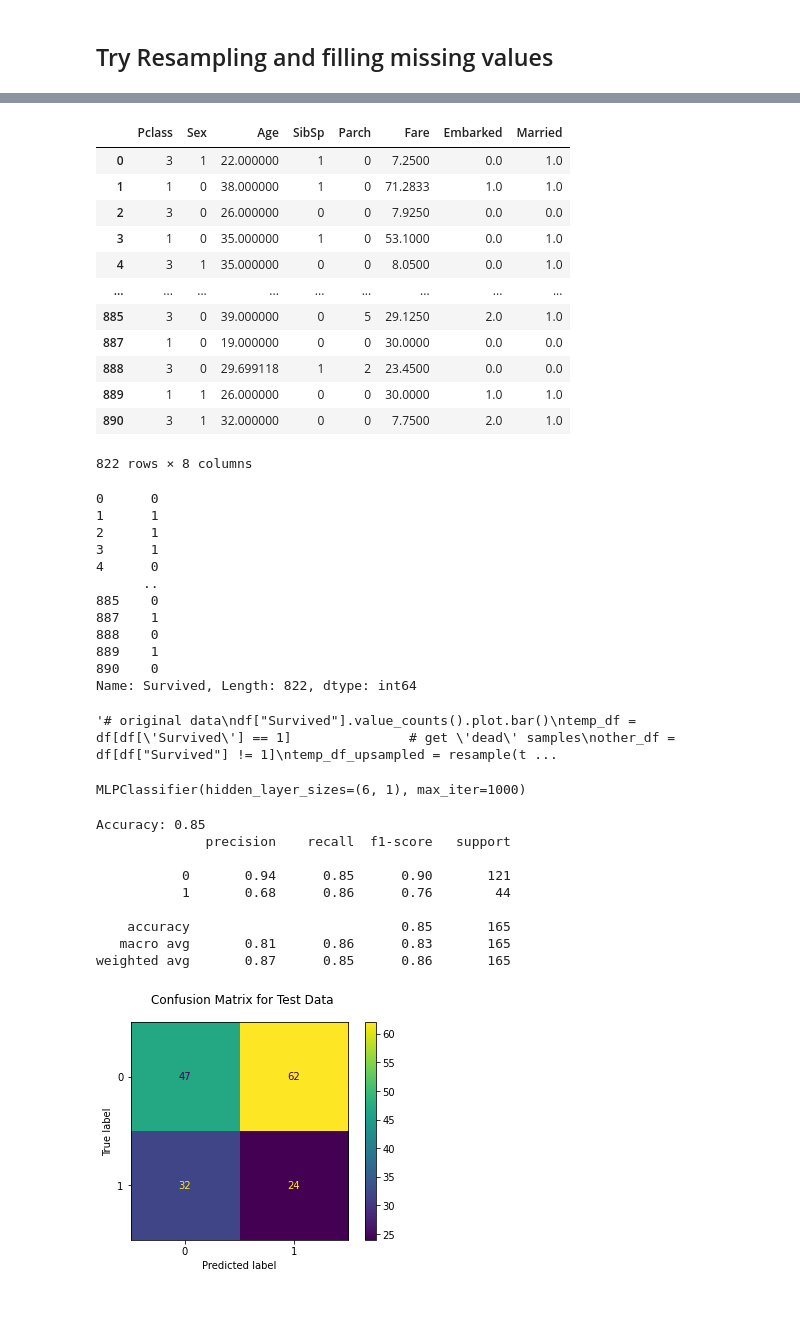
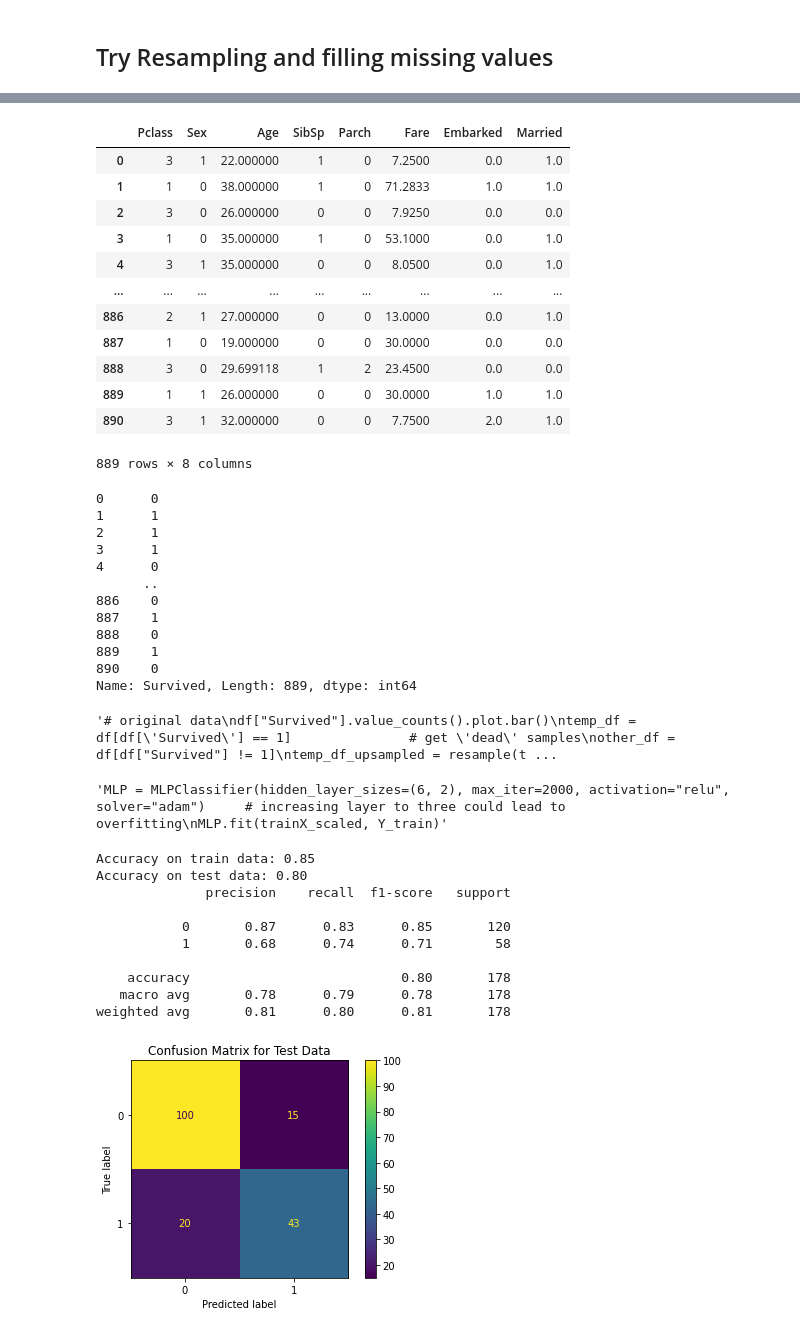
Before and after one commit to MFYLM/Titanic-Analysis, a Jupyter notebook: NN for Titanic.ipynb, the cells around one changed output, grey strips where cells are left out. Cells and saved outputs as stored; diff of their text form; code cells hidden in the pictures; blank space fills up the shorter version.

Commit message:
Add files via upload
Changes include: organizing code, new confusion matrix method with no warning

```diff
--- a/NN for Titanic.ipynb
+++ b/NN for Titanic.ipynb
@@ -59,9 +94,10 @@ df'''
 # %%
-extracted = df.drop(columns="PassengerId", axis=1).drop(columns="Name", axis=1).drop(columns="Cabin", axis=1).drop(columns="Ticket")
+#extracted = df.drop(columns="PassengerId", axis=1).drop(columns="Name", axis=1).drop(columns="Cabin", axis=1).drop(columns="Ticket")
 # find a way to deal with missing values: cut them off or take average value from its neighbors
-extracted = extracted.dropna()
-X = extracted.drop(columns="Survived", axis=1)
+#extracted = extracted.dropna()
+X = df.drop(columns="Survived", axis=1)
 X
+#sns.pairplot(data=X, diag_kind="kde")
 # %% [output]
 |  | Pclass | Sex | Age | SibSp | Parch | Fare | Embarked | Married |
 | 0 | 3 | 1 | 22.000000 | 1 | 0 | 7.2500 | 0.0 | 1.0 |
@@ -70,14 +106,14 @@ X
 | 3 | 1 | 0 | 35.000000 | 1 | 0 | 53.1000 | 0.0 | 1.0 |
 | 4 | 3 | 1 | 35.000000 | 0 | 0 | 8.0500 | 0.0 | 1.0 |
 | ... | ... | ... | ... | ... | ... | ... | ... | ... |
-| 885 | 3 | 0 | 39.000000 | 0 | 5 | 29.1250 | 2.0 | 1.0 |
+| 886 | 2 | 1 | 27.000000 | 0 | 0 | 13.0000 | 0.0 | 1.0 |
 | 887 | 1 | 0 | 19.000000 | 0 | 0 | 30.0000 | 0.0 | 0.0 |
 | 888 | 3 | 0 | 29.699118 | 1 | 2 | 23.4500 | 0.0 | 0.0 |
 | 889 | 1 | 1 | 26.000000 | 0 | 0 | 30.0000 | 1.0 | 1.0 |
 | 890 | 3 | 1 | 32.000000 | 0 | 0 | 7.7500 | 2.0 | 1.0 |
-822 rows × 8 columns
+889 rows × 8 columns
 # %%
-Y = extracted["Survived"]
+Y = df["Survived"]
 Y
 # %% [output]
 0      0
@@ -86,12 +122,12 @@ Y
 3      1
 4      0
       ..
-885    0
+886    0
 887    1
 888    0
 889    1
 890    0
-Name: Survived, Length: 822, dtype: int64
+Name: Survived, Length: 889, dtype: int64
 # %%
 '''# original data
 df["Survived"].value_counts().plot.bar()
@@ -105,36 +141,41 @@ df'''
 # %%
 X_train, X_test, Y_train, Y_test = train_test_split(X, Y, test_size=0.2)
 
-# rescale data in trainnig stage (decrease sensitivity of the model)
+# rescale data in trainnig stage (decrease sensitivity of the model)            make sure inputs are in the range of activision function (so MLP could learn from features)
 sc = StandardScaler()
 scaler = sc.fit(X_train)
 trainX_scaled = scaler.transform(X_train)
 testX_scaled = scaler.transform(X_test)
 
+nn = mlp.neuralNetwork(X_train, Y_train)
 
-clf = MLPClassifier(hidden_layer_sizes=(6, 1), max_iter=1000, activation="relu", solver="adam")
-clf.fit(trainX_scaled, Y_train)
+'''MLP = MLPClassifier(hidden_layer_sizes=(6, 2), max_iter=2000, activation="relu", solver="adam")     # increasing layer to three could lead to overfitting
+MLP.fit(trainX_scaled, Y_train)'''
 # %% [output]
-MLPClassifier(hidden_layer_sizes=(6, 1), max_iter=1000)
+'MLP = MLPClassifier(hidden_layer_sizes=(6, 2), max_iter=2000, activation="relu", solver="adam")     # increasing layer to three could lead to overfitting\nMLP.fit(trainX_scaled, Y_train)'
 # %%
-y_pred = clf.predict(testX_scaled)
+y_pred = nn.predict(testX_scaled)
 
-print('Accuracy: {:.2f}'.format(accuracy_score(Y_test, y_pred)))
+print("Accuracy on train data: {:.2f}".format(accuracy_score(Y_train, nn.predict(trainX_scaled))))
+print('Accuracy on test data: {:.2f}'.format(accuracy_score(Y_test, y_pred)))
 print(classification_report(y_pred, Y_test))
 # %% [output]
-Accuracy: 0.85
+Accuracy on train data: 0.85
+Accuracy on test data: 0.80
               precision    recall  f1-score   support
 
-           0       0.94      0.85      0.90       121
-           1       0.68      0.86      0.76        44
+           0       0.87      0.83      0.85       120
+           1       0.68      0.74      0.71        58
 
-    accuracy                           0.85       165
-   macro avg       0.81      0.86      0.83       165
-weighted avg       0.87      0.85      0.86       165
+    accuracy                           0.80       178
+   macro avg       0.78      0.79      0.78       178
+weighted avg       0.81      0.80      0.81       178
 # %%
-fig = plot_confusion_matrix(clf, X_test, Y_test, display_labels=clf.classes_)
-fig.figure_.suptitle("Confusion Matrix for Test Data")
+cm = confusion_matrix(Y_test, y_pred, labels=nn.classes_)
+fig = ConfusionMatrixDisplay(confusion_matrix=cm, display_labels=nn.classes_)
+fig.plot()
+plt.title("Confusion Matrix for Test Data")
 plt.show()
 # %% [output]
-[figure, old version]
+[figure, new version]
 # %%
```
Also changed, not shown: parts of 7 cells of this notebook.
